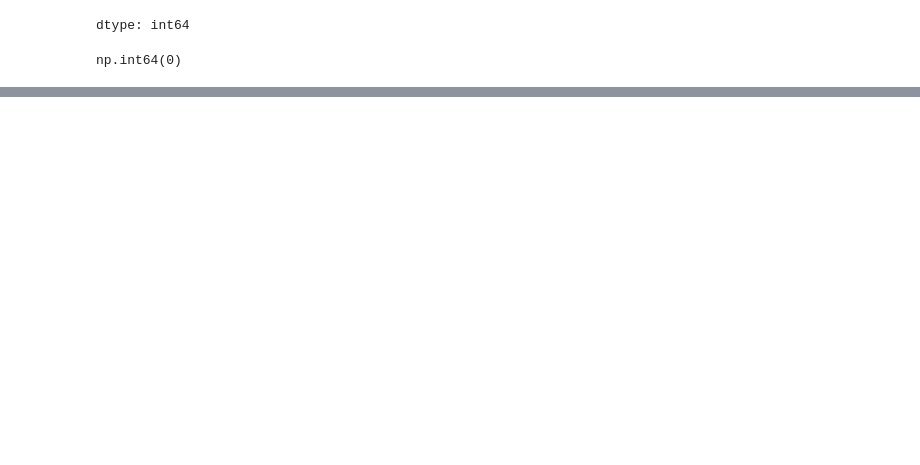
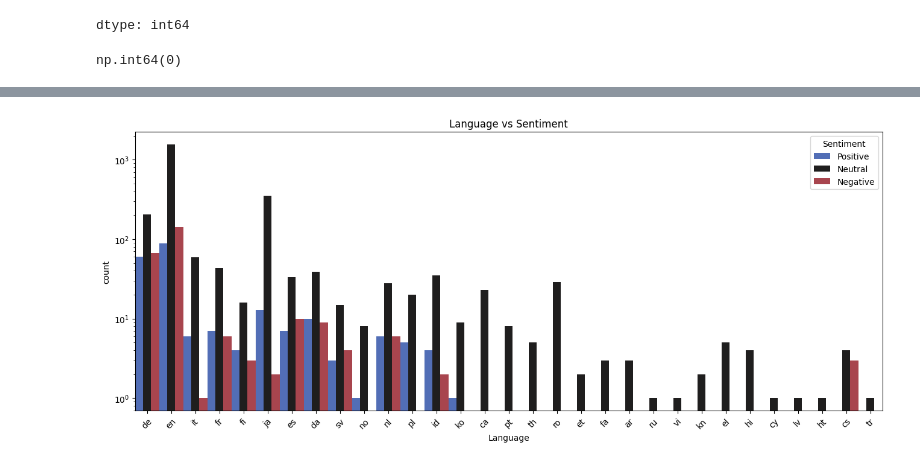
Before and after one commit to emyms29/ccus, a Jupyter notebook: eda.ipynb, the cells around one changed output, grey strips where cells are left out. Saved outputs shown, nothing was run; the diff lists cells and outputs as text; code cells hidden in the pictures; blank space fills up the shorter version.

```diff
--- a/eda.ipynb
+++ b/eda.ipynb
@@ -118,0 +135,9 @@ import seaborn as sns
+# %%
+plt.figure(figsize=(16, 6))
+ccusp = sns.countplot(x='Language', hue='Sentiment', data=df_ccus_drop, palette='icefire', width=1.0)
+plt.xticks(rotation=45)
+ccusp.set_yscale('log')
+plt.title('Language vs Sentiment')
+plt.show()
+# %% [output]
+[figure, added]
```
Also changed, not shown: parts of 7 cells of this notebook.
